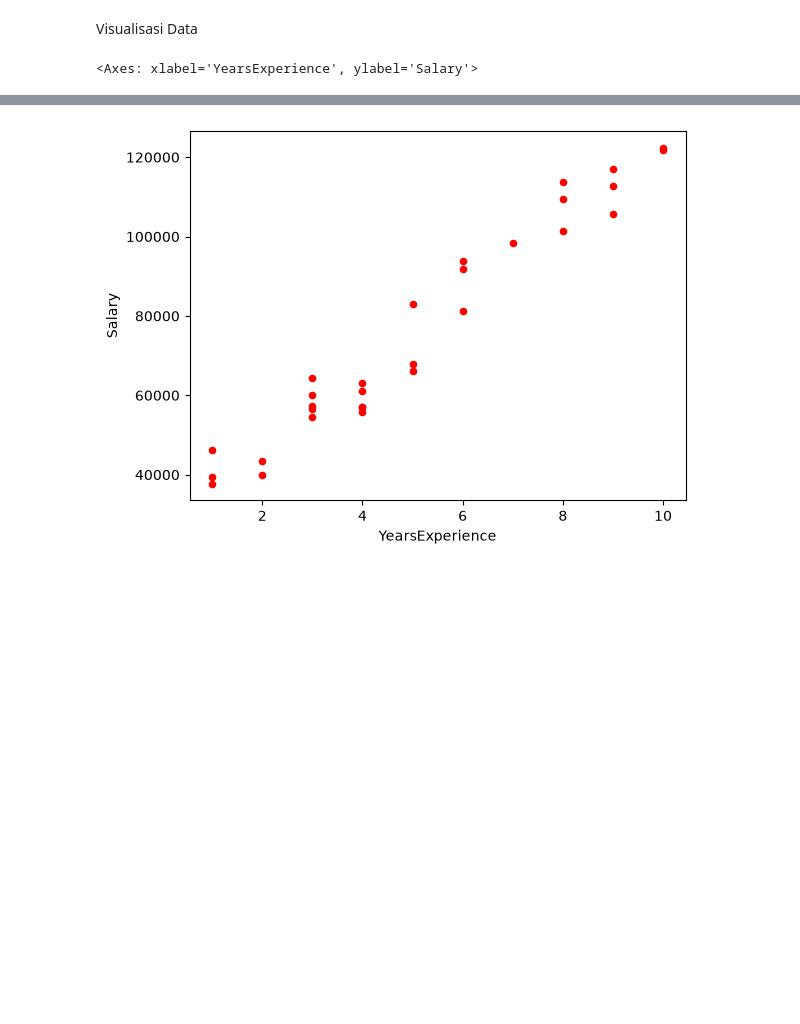
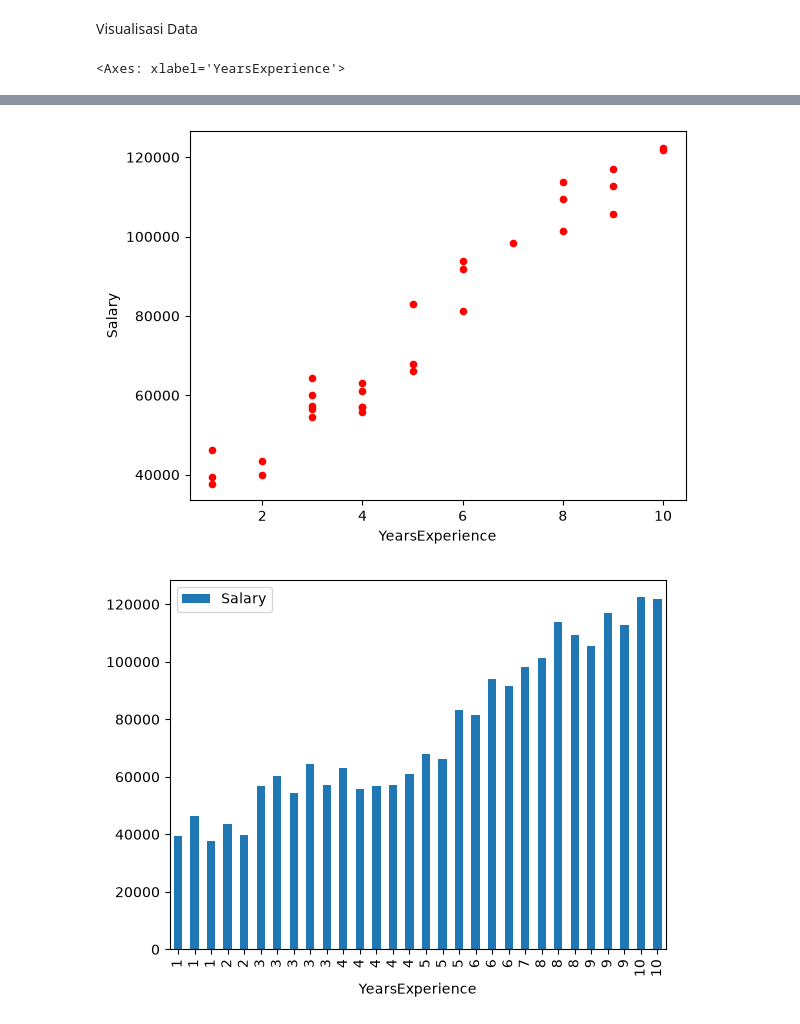
Before and after one commit to Gra0105/Salary-Linear-Regression, a Jupyter notebook: salaryLinearRegression.ipynb, the cells around one changed output, grey strips where cells are left out. Drawn from its saved outputs; the diff is of its cells as text; code cells hidden in the pictures; blank space fills up the shorter version.

```diff
--- a/salaryLinearRegression.ipynb
+++ b/salaryLinearRegression.ipynb
@@ -137,7 +137,9 @@ Visualisasi Data
 # %%
 df.plot(x="YearsExperience", y="Salary")
 df.plot.scatter(x="YearsExperience", y="Salary", color="red")
+df.plot.bar(x="YearsExperience", y="Salary")
 # %% [output]
-<Axes: xlabel='YearsExperience', ylabel='Salary'>
+<Axes: xlabel='YearsExperience'>
 [figure]
 [figure]
+[figure, added]
```
Also changed, not shown: parts of 9 cells of this notebook.
